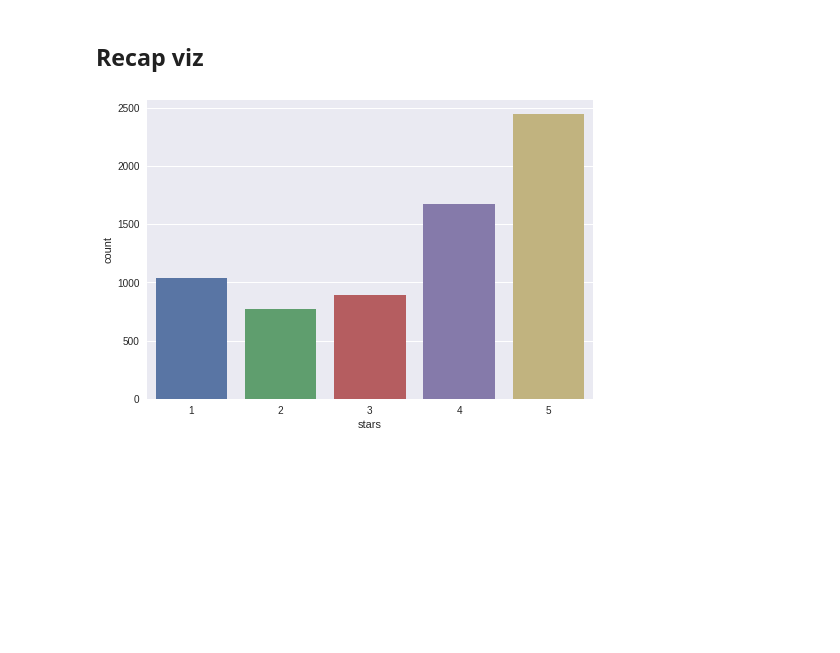
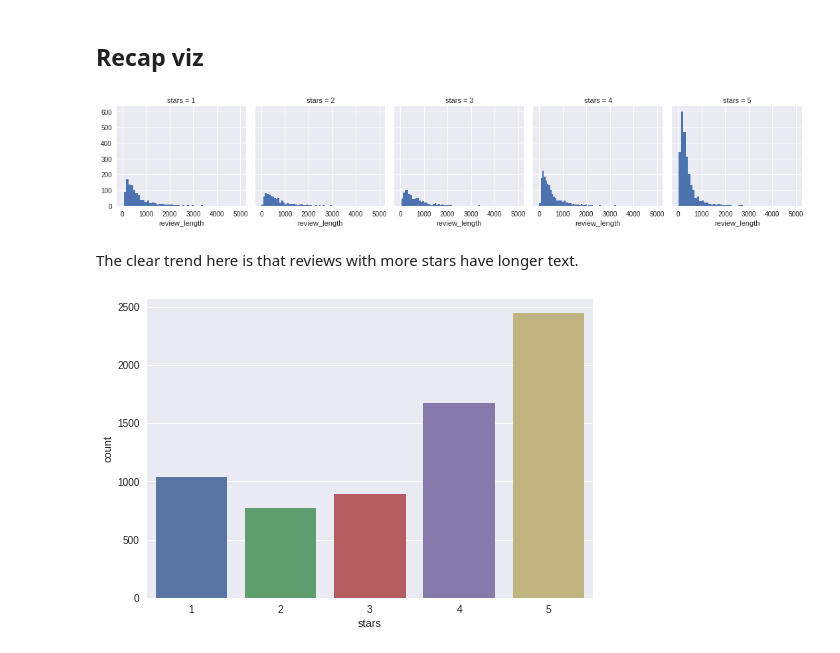
Before and after one commit to schubline/capstone_project, a Jupyter notebook: eda_notebooks/nlp_food_review_sc.ipynb, the cells around one changed output. Saved outputs shown, nothing was run; the diff lists cells and outputs as text; code cells hidden in the pictures; blank space fills up the shorter version.

```diff
--- a/eda_notebooks/nlp_food_review_sc.ipynb
+++ b/eda_notebooks/nlp_food_review_sc.ipynb
@@ -49,0 +60,4 @@ memory usage: 1.0+ MB
+# %%
+data.drop("neighborhood", axis=1, inplace=True)
+# %%
+data["review_length"] = data["text"].apply(len)
@@ -53,6 +77,13 @@ X = data.drop("neighborhood", axis=1, inplace=True)
 y = data["stars"]
 # %% [markdown]
 ## Recap viz
+# %%
+g = sns.FacetGrid(data=data, col='stars')
+g.map(plt.hist, 'review_length', bins=50);
+# %% [output]
+[figure, added]
+# %% [markdown]
+The clear trend here is that reviews with more stars have longer text.
 # %%
 sns.set(style="darkgrid")
 ax = sns.countplot(x="stars", data=data)
```
Also changed, not shown: parts of 32 cells of this notebook, 1 other file.
